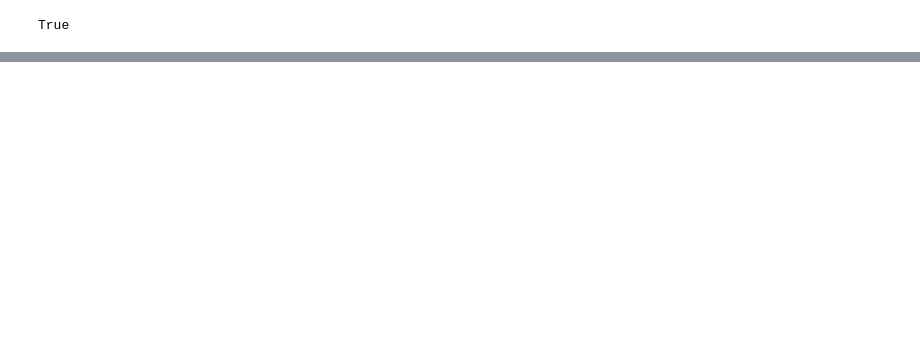
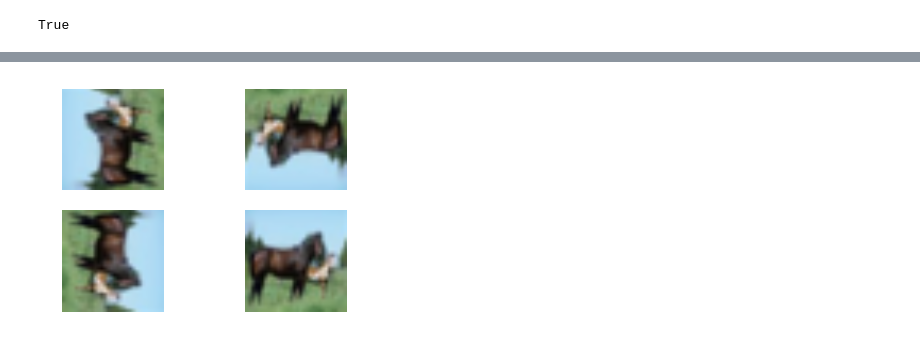
Before and after one commit to sharathrao13/deep-learning, a Jupyter notebook: Benchmark.ipynb, the cells around one changed output, grey strips where cells are left out. Drawn from its saved outputs; the diff is of its cells as text; code cells hidden in the pictures; blank space fills up the shorter version.

```diff
--- a/Benchmark.ipynb
+++ b/Benchmark.ipynb
@@ -114,0 +131,4 @@ True
+# %%
+utils.visualize_image_group(X_train_aug[group_accuracy.argmin()])
+# %% [output]
+[figure, added]
```
Also changed, not shown: parts of 22 cells of this notebook.
